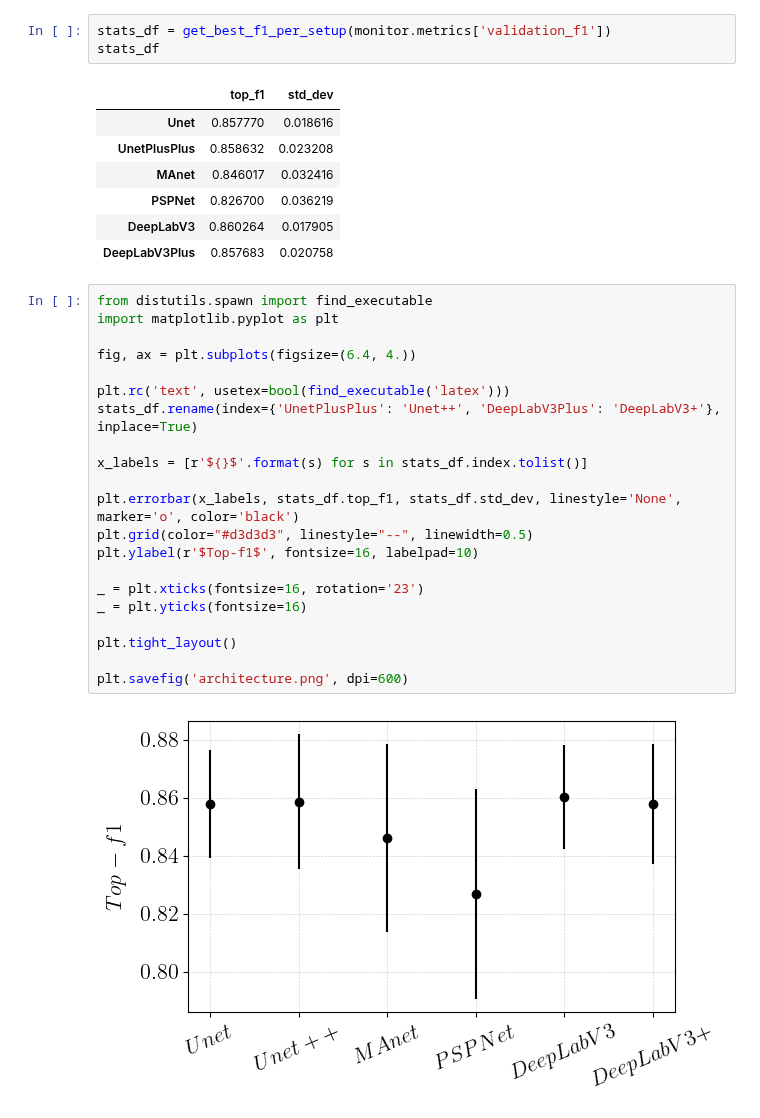
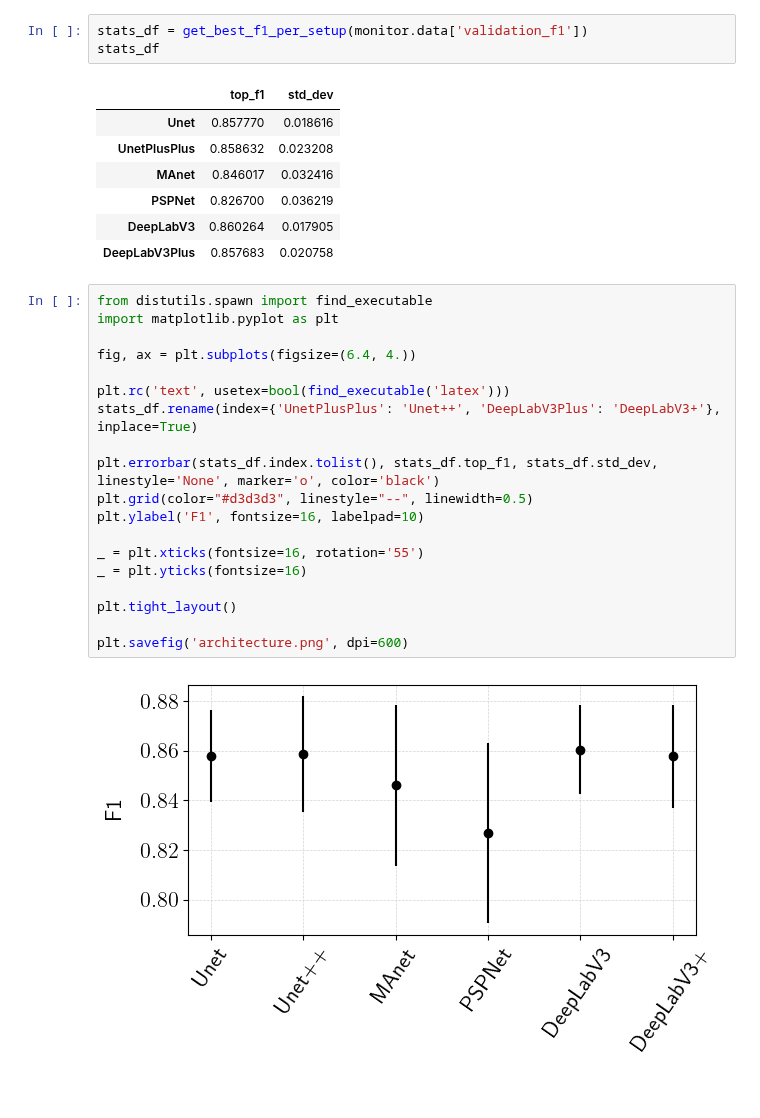
Before and after one commit to CS-433/ml-project-2-odds-oddities, a Jupyter notebook: notebooks/decoders.ipynb, the cells around one changed output. Cells and saved outputs as stored; diff of their text form.

```diff
--- a/notebooks/decoders.ipynb
+++ b/notebooks/decoders.ipynb
@@ -161,7 +161,7 @@ for model_name in models:
 
 CV was run on colab, the results saved to JSON, and now we can start analysing them.
 # %%
-stats_df = get_best_f1_per_setup(monitor.metrics['validation_f1'])
+stats_df = get_best_f1_per_setup(monitor.data['validation_f1'])
 stats_df
 # %% [output]
 |  | top_f1 | std_dev |
@@ -174,23 +174,21 @@ stats_df
 # %%
 from distutils.spawn import find_executable
 import matplotlib.pyplot as plt
 
 fig, ax = plt.subplots(figsize=(6.4, 4.))
 
 plt.rc('text', usetex=bool(find_executable('latex')))
 stats_df.rename(index={'UnetPlusPlus': 'Unet++', 'DeepLabV3Plus': 'DeepLabV3+'}, inplace=True)
 
-x_labels = [r'${}$'.format(s) for s in stats_df.index.tolist()]
+plt.errorbar(stats_df.index.tolist(), stats_df.top_f1, stats_df.std_dev, linestyle='None', marker='o', color='black')
+plt.grid(color="#d3d3d3", linestyle="--", linewidth=0.5)
+plt.ylabel('F1', fontsize=16, labelpad=10)
 
-plt.errorbar(x_labels, stats_df.top_f1, stats_df.std_dev, linestyle='None', marker='o', color='black')
-plt.grid(color="#d3d3d3", linestyle="--", linewidth=0.5)
-plt.ylabel(r'$Top-f1$', fontsize=16, labelpad=10)
-
-_ = plt.xticks(fontsize=16, rotation='23')
+_ = plt.xticks(fontsize=16, rotation='55')
 _ = plt.yticks(fontsize=16)
 
 plt.tight_layout()
 
 plt.savefig('architecture.png', dpi=600)
 # %% [output]
-[figure, old version]
+[figure, new version]
```
Also changed, not shown: 3 other files.
